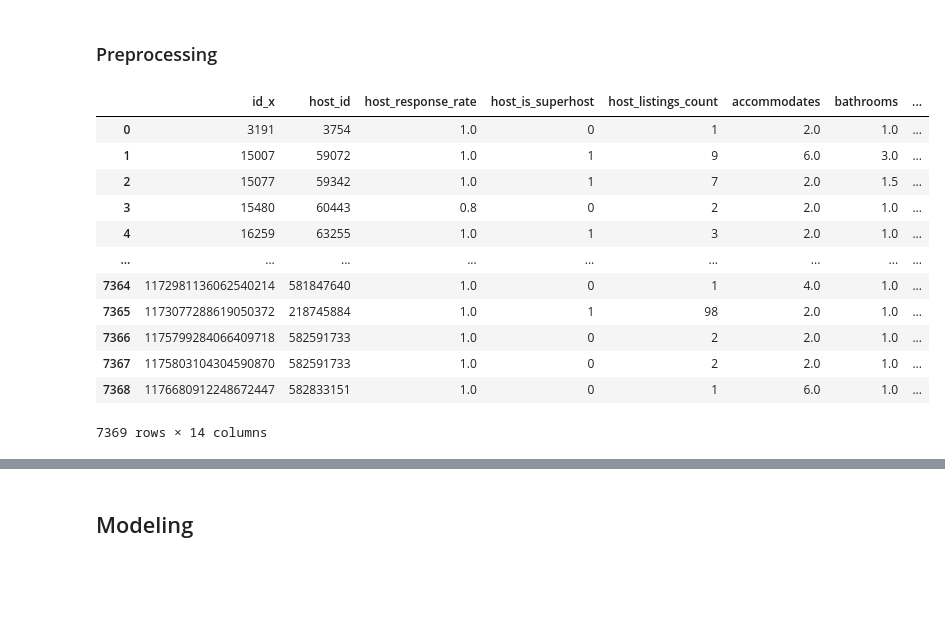
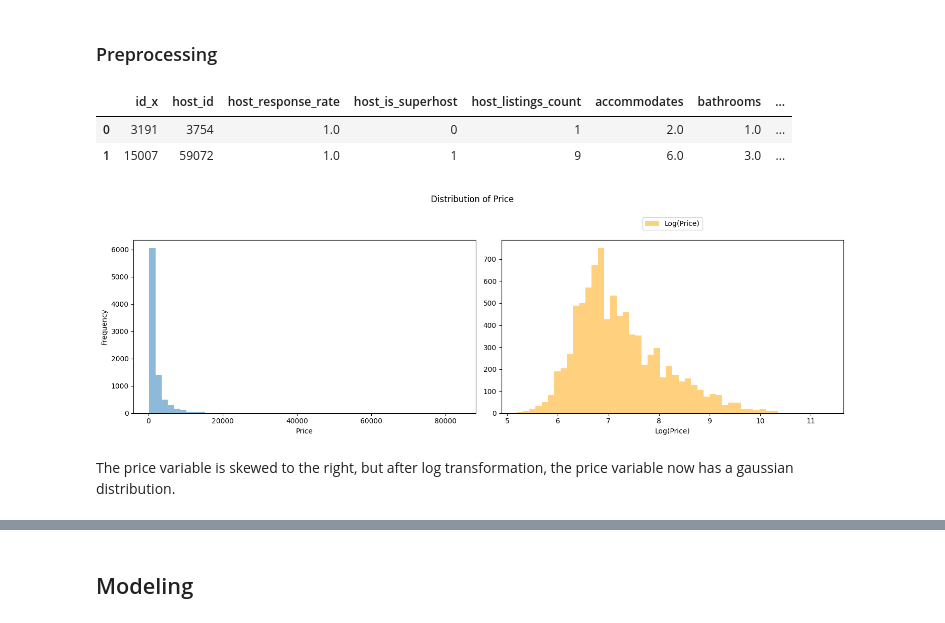
Before and after one commit to kev065/airbnb, a Jupyter notebook: notebook.ipynb, the cells around one changed output, grey strips where cells are left out. Saved outputs shown, nothing was run; the diff lists cells and outputs as text; code cells hidden in the pictures; blank space fills up the shorter version.

```diff
--- a/notebook.ipynb
+++ b/notebook.ipynb
@@ -903,7 +889,7 @@ In our merged dataframe, each listing can have multiple reviews, leading to dupl
 # %%
 # Aggregate data to avoid duplicate rows caused by multiple reviews for the same property
 capetown_aggregated_df = (
-    capetown_airbnb_df_no_outliers
+    capetown_airbnb_df
     .groupby('id_x')
     .agg({
         'host_id': 'first', # Host-related features are constant per listing, so we take the first occurrence
@@ -934,6 +918,3 @@ Next, we cap the price values at a maximum of 10,000 ZAR to handle outliers and
-# %%
-# Clip price values to a maximum of 10,000
-capetown_aggregated_df['price'] = capetown_aggregated_df['price'].clip(upper=10000)
 # %% [markdown]
 ### Preprocessing
 # %%
@@ -950,19 +931,42 @@ capetown_aggregated_df['host_is_superhost'] = capetown_aggregated_df['host_is_su
 # because frequency-encoded columns are now included
 capetown_aggregated_df = capetown_aggregated_df.drop(['neighbourhood_cleansed', 'property_type'], axis=1)
 # %%
-capetown_aggregated_df
+capetown_aggregated_df.head(2)
 # %% [output]
 |  | id_x | host_id | host_response_rate | host_is_superhost | host_listings_count | accommodates | bathrooms | ... |
 | 0 | 3191 | 3754 | 1.0 | 0 | 1 | 2.0 | 1.0 | ... |
 | 1 | 15007 | 59072 | 1.0 | 1 | 9 | 6.0 | 3.0 | ... |
-| 2 | 15077 | 59342 | 1.0 | 1 | 7 | 2.0 | 1.5 | ... |
-| 3 | 15480 | 60443 | 0.8 | 0 | 2 | 2.0 | 1.0 | ... |
-| 4 | 16259 | 63255 | 1.0 | 1 | 3 | 2.0 | 1.0 | ... |
-| ... | ... | ... | ... | ... | ... | ... | ... | ... |
-| 7364 | 1172981136062540214 | 581847640 | 1.0 | 0 | 1 | 4.0 | 1.0 | ... |
-| 7365 | 1173077288619050372 | 218745884 | 1.0 | 1 | 98 | 2.0 | 1.0 | ... |
-| 7366 | 1175799284066409718 | 582591733 | 1.0 | 0 | 2 | 2.0 | 1.0 | ... |
-| 7367 | 1175803104304590870 | 582591733 | 1.0 | 0 | 2 | 2.0 | 1.0 | ... |
-| 7368 | 1176680912248672447 | 582833151 | 1.0 | 0 | 1 | 6.0 | 1.0 | ... |
-7369 rows × 14 columns
+# %%
+# split data
+X = capetown_aggregated_df.drop(['id_x', 'price'], axis=1)
+y = capetown_aggregated_df['price']
+
+# log transform y variable(price)
+y_log = np.log(y)
+y_log.name = "log(price)"
+
+# plot the raw y variable and log transformed y variable
+fig, ax = plt.subplots(1, 2, figsize=(15, 5))  # figure with 2 subplots
+
+# Plot original price distribution
+ax[0].hist(y, bins=50, alpha=0.5, label="Price")
+ax[0].set_xlabel("Price")
+ax[0].set_ylabel("Frequency")
+
+# Plot log-transformed price distribution
+ax[1].hist(y_log, bins=50, color="orange", alpha=0.5, label="Log(Price)")
+ax[1].set_xlabel("Log(Price)")
+
+# Add legend
+plt.legend(loc="upper center", bbox_to_anchor=(0.5, 1.15))
+
+# main title
+plt.suptitle("Distribution of Price")
+
+plt.tight_layout()
+plt.show()
+# %% [output]
+[figure, added]
+# %% [markdown]
+The price variable is skewed to the right, but after log transformation, the price variable now has a gaussian distribution.
 # %%
```
Also changed, not shown: parts of 22 cells of this notebook.
